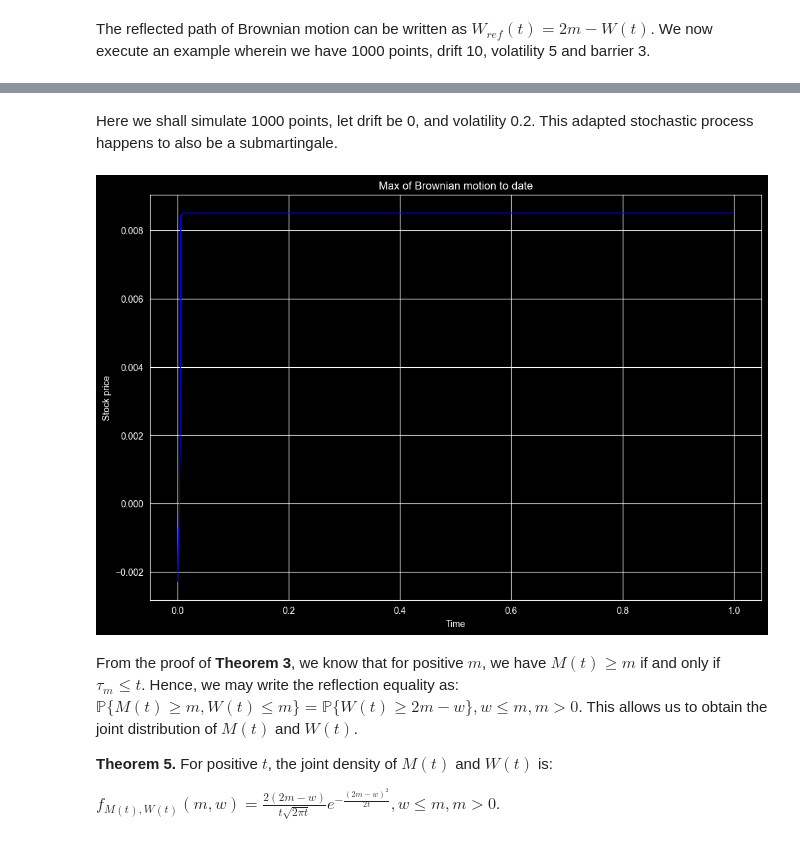
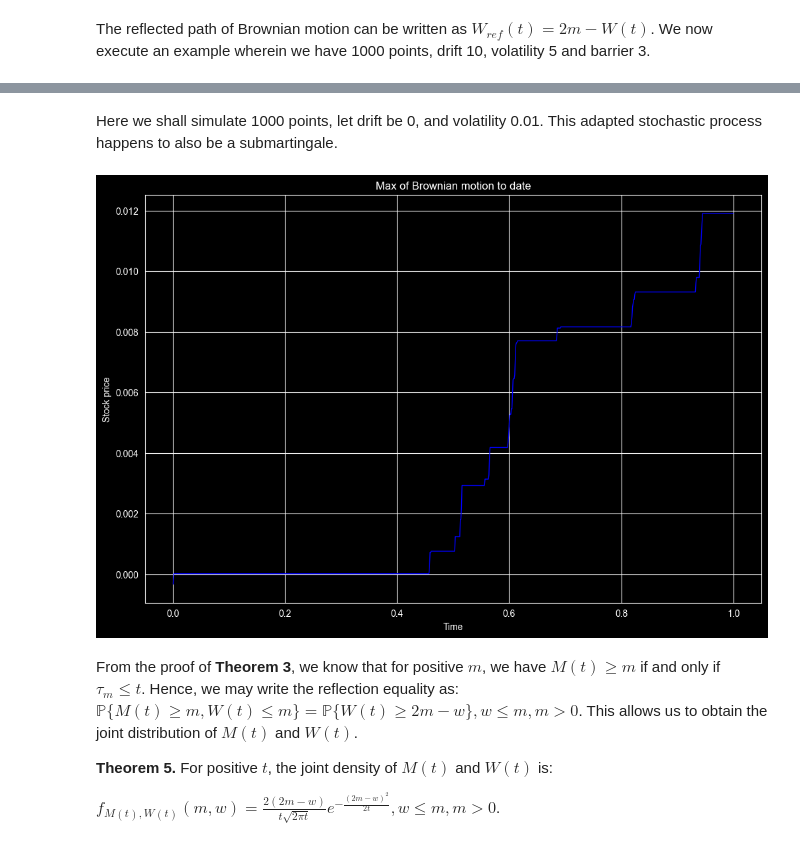
Before and after one commit to patricklin888/Simple-Projects, a Jupyter notebook: brownian_motion.ipynb, the cells around one changed output, grey strips where cells are left out. Saved outputs shown, nothing was run; the diff lists cells and outputs as text; code cells hidden in the pictures.

```diff
--- a/brownian_motion.ipynb
+++ b/brownian_motion.ipynb
@@ -710,6 +707,7 @@ def plot_mtd_bm(points, drift, volatility):
 
     dt = 1 / points
     t_axis = np.arange(1, points + 1) * dt
+    path = []
 
     # Brownian motion with drift
     dw = rng.normal(drift * dt, volatility * np.sqrt(dt), points)
@@ -725,11 +723,11 @@ def plot_mtd_bm(points, drift, volatility):
     plt.title('Max of Brownian motion to date')
     plt.show()
 # %% [markdown]
-Here we shall simulate 1000 points, let drift be 0, and volatility 0.2. This adapted stochastic process happens to also be a submartingale.
+Here we shall simulate 1000 points, let drift be 0, and volatility 0.01. This adapted stochastic process happens to also be a submartingale.
 # %%
-plot_mtd_bm(points=1000, drift=0, volatility=0.2)
+plot_mtd_bm(points=1000, drift=0, volatility=0.01)
 # %% [output]
-[figure, old version]
+[figure, new version]
 # %% [markdown]
 From the proof of **Theorem 3**, we know that for positive $m$, we have $M(t) \geq m$ if and only if $\tau_m \leq t$. Hence, we may write the reflection equality as: $\mathbb{P}\{M(t) \geq m, W(t) \leq m\} = \mathbb{P}\{W(t) \geq 2m-w\}, w \leq m, m > 0$. This allows us to obtain the joint distribution of $M(t)$ and $W(t)$.
 
```
Also changed, not shown: parts of 9 cells of this notebook.
